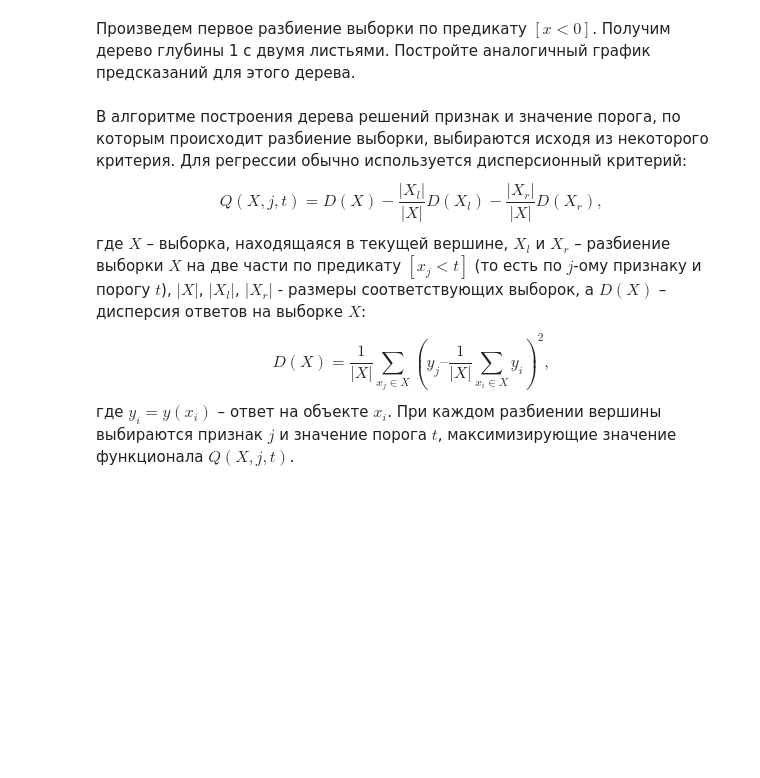
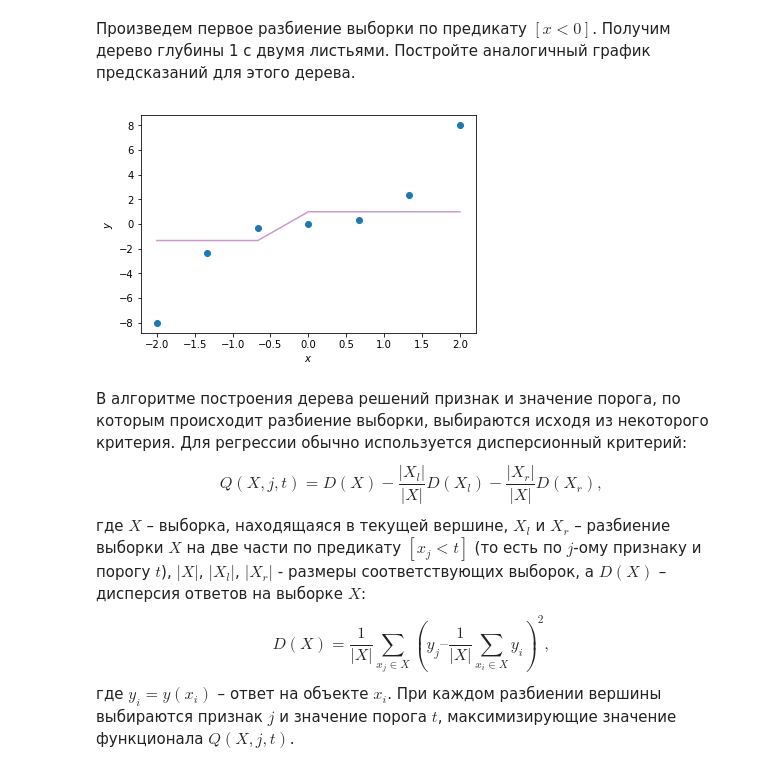
Before and after one commit to Abiks/mlcourse_open, a Jupyter notebook: jupyter_russian/homeworks/hw3_session3_decision_trees.ipynb, the cells around one changed output. Saved outputs shown, nothing was run; the diff lists cells and outputs as text; code cells hidden in the pictures; blank space fills up the shorter version.

```diff
--- a/jupyter_russian/homeworks/hw3_session3_decision_trees.ipynb
+++ b/jupyter_russian/homeworks/hw3_session3_decision_trees.ipynb
@@ -47,3 +50,20 @@ plt.ylabel(r'$y$');
+# %%
+# Ваш код здесь
+X = np.linspace(-2, 2, 7)
+y = X ** 3
+
+y_pred = np.zeros_like(X)
+y_pred[X<0] = X[X<0].mean()
+y_pred[X>=0] = X[X>=0].mean()
+
+plt.scatter(X, y)
+
+plt.plot(X,y_pred, color='purple', alpha=0.4)
+
+plt.xlabel(r'$x$')
+plt.ylabel(r'$y$');
+# %% [output]
+[figure, added]
 # %% [markdown]
 В алгоритме построения дерева решений признак и значение порога, по которым происходит разбиение выборки, выбираются исходя из некоторого критерия. Для регрессии обычно используется дисперсионный критерий:
 $$Q(X, j, t) = D(X) - \dfrac{|X_l|}{|X|} D(X_l) - \dfrac{|X_r|}{|X|} D(X_r),$$
```
Also changed, not shown: parts of 40 cells of this notebook, 2 other files.
